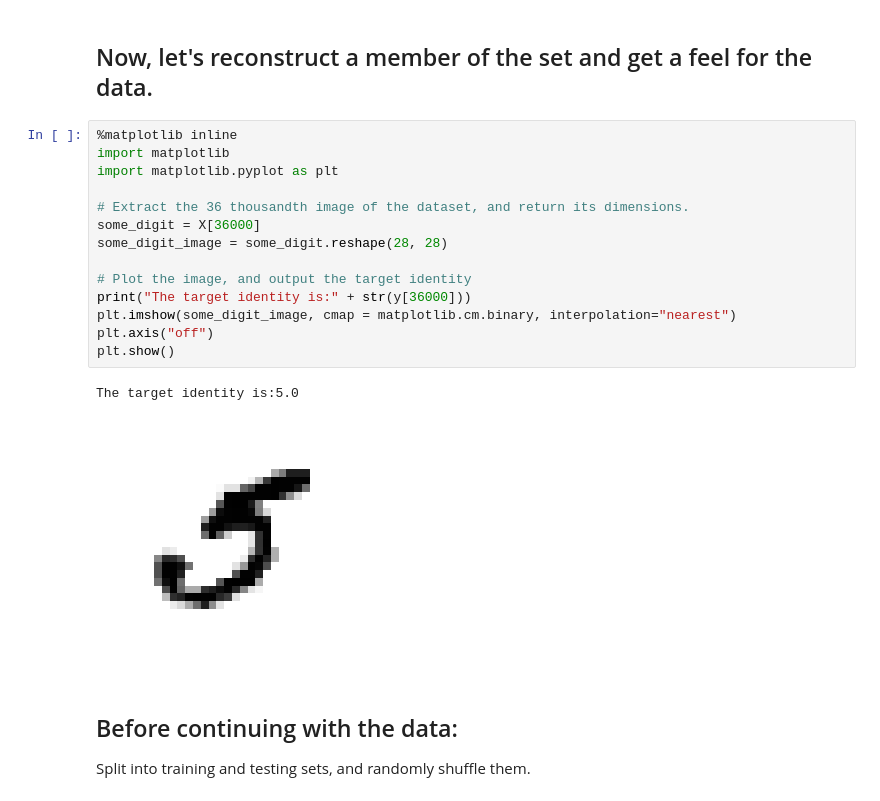
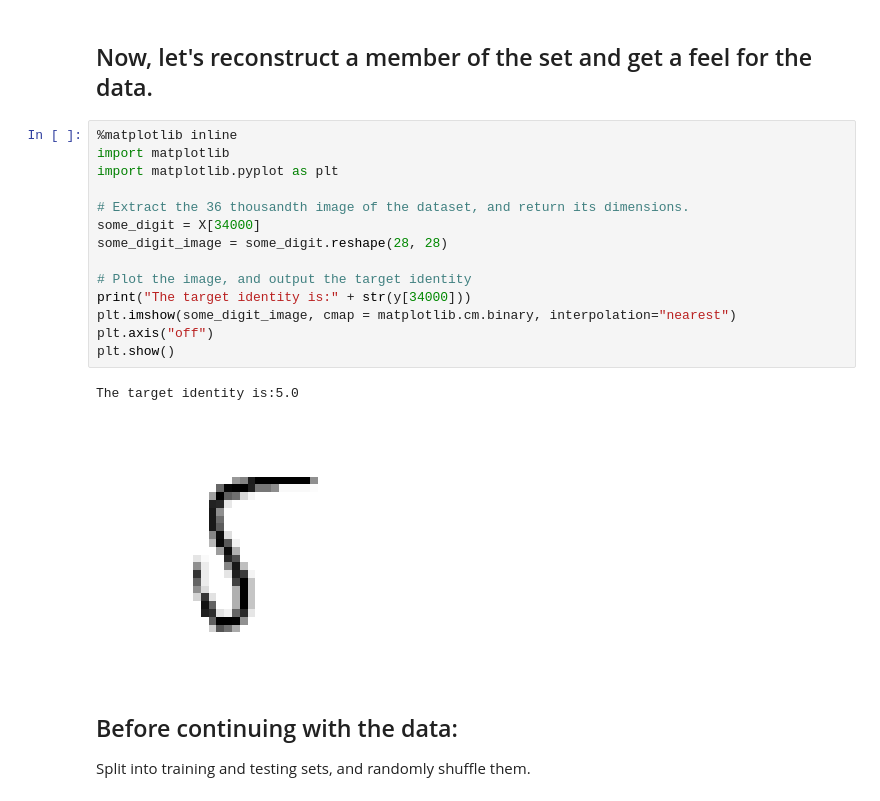
Before and after one commit to Hanel32/Datascience_Statistics_Drawer_Python, a Jupyter notebook: 9. MNIST_Classifiers.ipynb, the cells around one changed output. Saved outputs shown, nothing was run; the diff lists cells and outputs as text.

```diff
--- a/9. MNIST_Classifiers.ipynb
+++ b/9. MNIST_Classifiers.ipynb
@@ -42,20 +42,20 @@ Now, let's reconstruct a member of the set and get a feel for the data.
 # %%
 %matplotlib inline
 import matplotlib
 import matplotlib.pyplot as plt
 
 # Extract the 36 thousandth image of the dataset, and return its dimensions.
-some_digit = X[36000]
+some_digit = X[34000]
 some_digit_image = some_digit.reshape(28, 28)
 
 # Plot the image, and output the target identity
-print("The target identity is:" + str(y[36000]))
+print("The target identity is:" + str(y[34000]))
 plt.imshow(some_digit_image, cmap = matplotlib.cm.binary, interpolation="nearest")
 plt.axis("off")
 plt.show()
 # %% [output]
 The target identity is:5.0
-[figure, old version]
+[figure, new version]
 # %% [markdown]
 Before continuing with the data:
 ----
```
Also changed, not shown: parts of 40 cells of this notebook.
